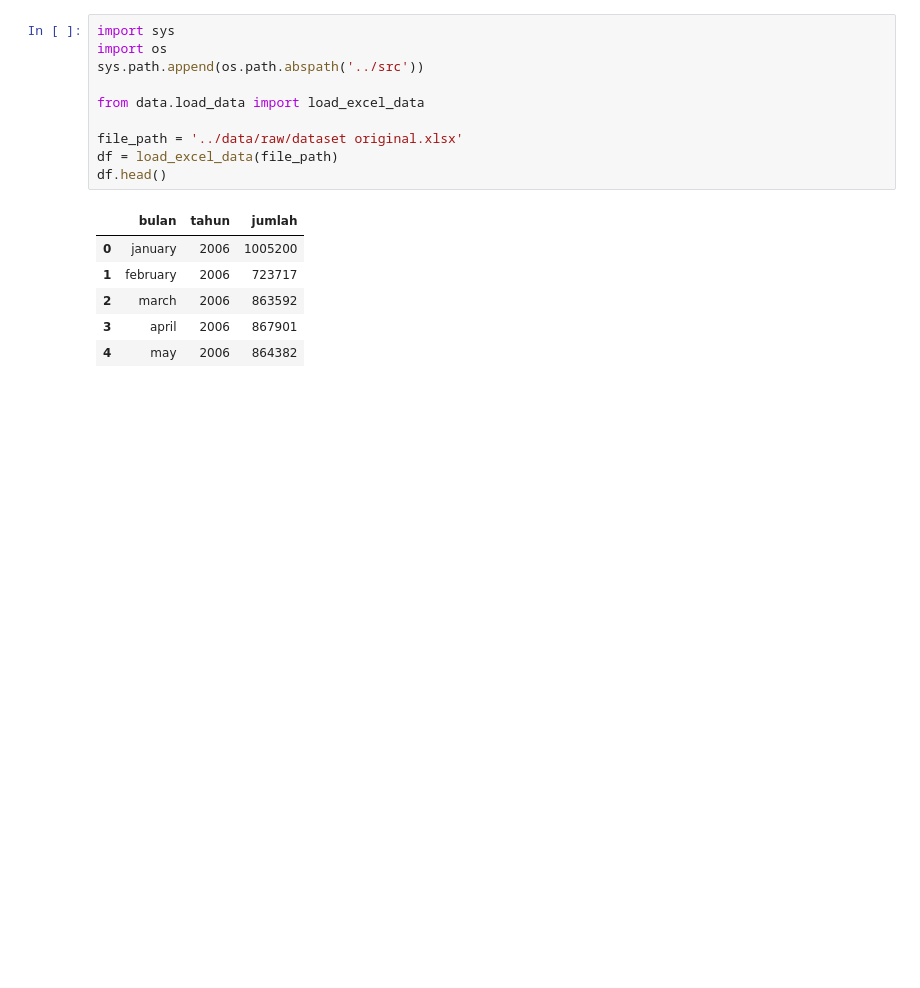
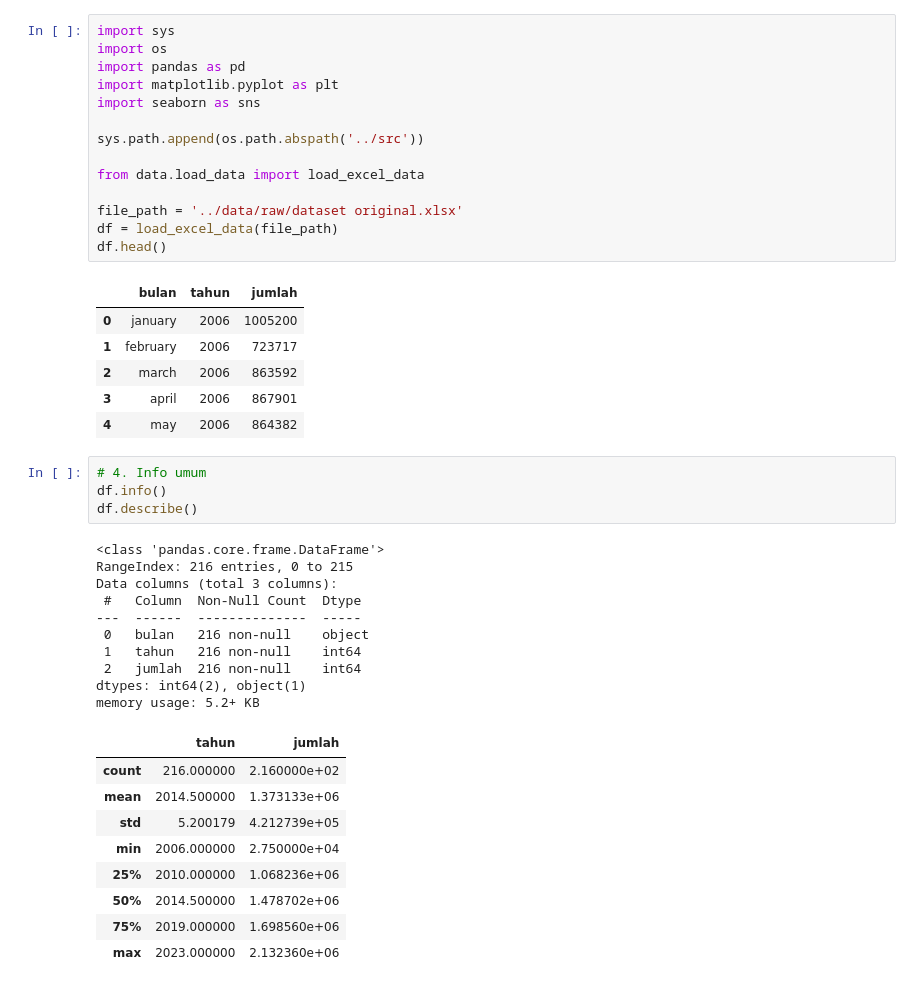
Before and after one commit to NestiaDev-id/Optimization-Holt-winter-using-Genetic-algorithm, a Jupyter notebook: notebooks/01-data-exploration.ipynb, the cells around one changed output. Drawn from its saved outputs; the diff is of its cells as text; blank space fills up the shorter version.

```diff
--- a/notebooks/01-data-exploration.ipynb
+++ b/notebooks/01-data-exploration.ipynb
@@ -1,6 +1,10 @@
 # %%
 import sys
 import os
+import pandas as pd
+import matplotlib.pyplot as plt
+import seaborn as sns
+
 sys.path.append(os.path.abspath('../src'))
 
 from data.load_data import load_excel_data
@@ -15,3 +19,27 @@ df.head()
 | 2 | march | 2006 | 863592 |
 | 3 | april | 2006 | 867901 |
 | 4 | may | 2006 | 864382 |
+# %%
+# 4. Info umum
+df.info()
+df.describe()
+# %% [output]
+<class 'pandas.core.frame.DataFrame'>
+RangeIndex: 216 entries, 0 to 215
+Data columns (total 3 columns):
+ #   Column  Non-Null Count  Dtype
+---  ------  --------------  -----
+ 0   bulan   216 non-null    object
+ 1   tahun   216 non-null    int64
+ 2   jumlah  216 non-null    int64
+dtypes: int64(2), object(1)
+memory usage: 5.2+ KB
+|  | tahun | jumlah |
+| count | 216.000000 | 2.160000e+02 |
+| mean | 2014.500000 | 1.373133e+06 |
+| std | 5.200179 | 4.212739e+05 |
+| min | 2006.000000 | 2.750000e+04 |
+| 25% | 2010.000000 | 1.068236e+06 |
+| 50% | 2014.500000 | 1.478702e+06 |
+| 75% | 2019.000000 | 1.698560e+06 |
+| max | 2023.000000 | 2.132360e+06 |
```
Also changed, not shown: parts of 5 cells of this notebook, 8 other files.
